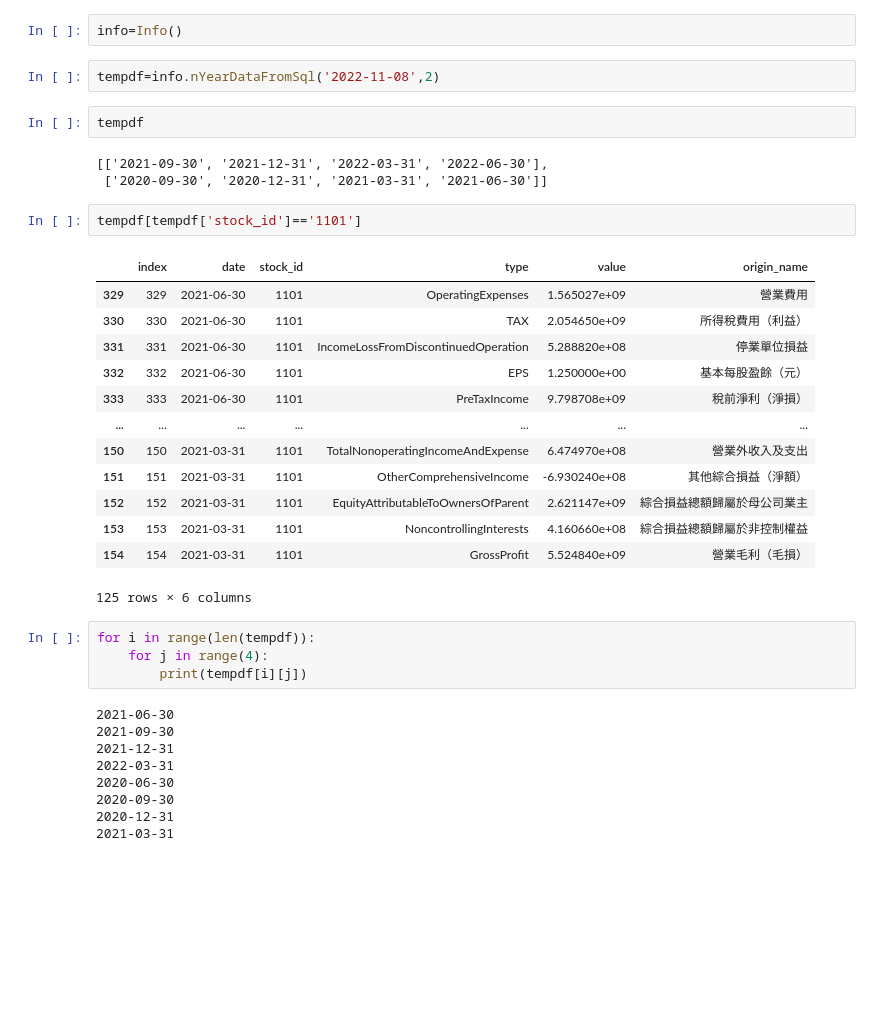
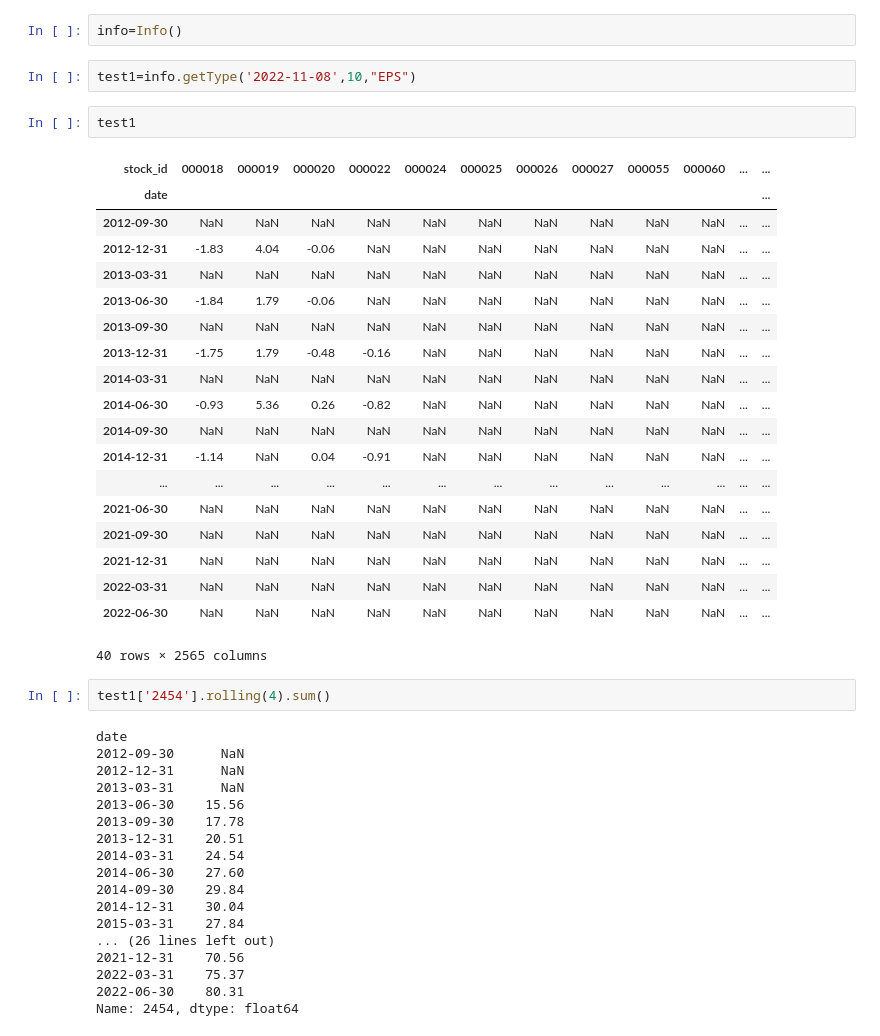
Before and after one commit to pkh-forresthsia/beTrue, a Jupyter notebook: test1.ipynb, the cells around one changed output. Drawn from its saved outputs; the diff is of its cells as text; blank space fills up the shorter version.

```diff
--- a/test1.ipynb
+++ b/test1.ipynb
@@ -3,38 +9,46 @@ from statement import *
 # %%
 info=Info()
 # %%
-tempdf=info.nYearDataFromSql('2022-11-08',2)
+test1=info.getType('2022-11-08',10,"EPS")
-# %%
-tempdf
-# %% [output]
-[['2021-09-30', '2021-12-31', '2022-03-31', '2022-06-30'],
- ['2020-09-30', '2020-12-31', '2021-03-31', '2021-06-30']]
-# %%
-tempdf[tempdf['stock_id']=='1101']
-# %% [output]
-|  | index | date | stock_id | type | value | origin_name |
-| 329 | 329 | 2021-06-30 | 1101 | OperatingExpenses | 1.565027e+09 | 營業費用 |
-| 330 | 330 | 2021-06-30 | 1101 | TAX | 2.054650e+09 | 所得稅費用（利益） |
-| 331 | 331 | 2021-06-30 | 1101 | IncomeLossFromDiscontinuedOperation | 5.288820e+08 | 停業單位損益 |
-| 332 | 332 | 2021-06-30 | 1101 | EPS | 1.250000e+00 | 基本每股盈餘（元） |
-| 333 | 333 | 2021-06-30 | 1101 | PreTaxIncome | 9.798708e+09 | 稅前淨利（淨損） |
-| ... | ... | ... | ... | ... | ... | ... |
-| 150 | 150 | 2021-03-31 | 1101 | TotalNonoperatingIncomeAndExpense | 6.474970e+08 | 營業外收入及支出 |
-| 151 | 151 | 2021-03-31 | 1101 | OtherComprehensiveIncome | -6.930240e+08 | 其他綜合損益（淨額） |
-| 152 | 152 | 2021-03-31 | 1101 | EquityAttributableToOwnersOfParent | 2.621147e+09 | 綜合損益總額歸屬於母公司業主 |
-| 153 | 153 | 2021-03-31 | 1101 | NoncontrollingInterests | 4.160660e+08 | 綜合損益總額歸屬於非控制權益 |
-| 154 | 154 | 2021-03-31 | 1101 | GrossProfit | 5.524840e+09 | 營業毛利（毛損） |
-125 rows × 6 columns
-# %%
-for i in range(len(tempdf)):
-    for j in range(4):
-        print(tempdf[i][j])
-# %% [output]
-2021-06-30
-2021-09-30
-2021-12-31
-2022-03-31
-2020-06-30
-2020-09-30
-2020-12-31
-2021-03-31
+# %%
+test1
+# %% [output]
+| stock_id | 000018 | 000019 | 000020 | 000022 | 000024 | 000025 | 000026 | 000027 | 000055 | 000060 | ... | ... |
+| date |  |  |  |  |  |  |  |  |  |  |  | ... |
+| 2012-09-30 | NaN | NaN | NaN | NaN | NaN | NaN | NaN | NaN | NaN | NaN | ... | ... |
+| 2012-12-31 | -1.83 | 4.04 | -0.06 | NaN | NaN | NaN | NaN | NaN | NaN | NaN | ... | ... |
+| 2013-03-31 | NaN | NaN | NaN | NaN | NaN | NaN | NaN | NaN | NaN | NaN | ... | ... |
+| 2013-06-30 | -1.84 | 1.79 | -0.06 | NaN | NaN | NaN | NaN | NaN | NaN | NaN | ... | ... |
+| 2013-09-30 | NaN | NaN | NaN | NaN | NaN | NaN | NaN | NaN | NaN | NaN | ... | ... |
+| 2013-12-31 | -1.75 | 1.79 | -0.48 | -0.16 | NaN | NaN | NaN | NaN | NaN | NaN | ... | ... |
+| 2014-03-31 | NaN | NaN | NaN | NaN | NaN | NaN | NaN | NaN | NaN | NaN | ... | ... |
+| 2014-06-30 | -0.93 | 5.36 | 0.26 | -0.82 | NaN | NaN | NaN | NaN | NaN | NaN | ... | ... |
+| 2014-09-30 | NaN | NaN | NaN | NaN | NaN | NaN | NaN | NaN | NaN | NaN | ... | ... |
+| 2014-12-31 | -1.14 | NaN | 0.04 | -0.91 | NaN | NaN | NaN | NaN | NaN | NaN | ... | ... |
+| ... | ... | ... | ... | ... | ... | ... | ... | ... | ... | ... | ... | ... |
+| 2021-06-30 | NaN | NaN | NaN | NaN | NaN | NaN | NaN | NaN | NaN | NaN | ... | ... |
+| 2021-09-30 | NaN | NaN | NaN | NaN | NaN | NaN | NaN | NaN | NaN | NaN | ... | ... |
+| 2021-12-31 | NaN | NaN | NaN | NaN | NaN | NaN | NaN | NaN | NaN | NaN | ... | ... |
+| 2022-03-31 | NaN | NaN | NaN | NaN | NaN | NaN | NaN | NaN | NaN | NaN | ... | ... |
+| 2022-06-30 | NaN | NaN | NaN | NaN | NaN | NaN | NaN | NaN | NaN | NaN | ... | ... |
+40 rows × 2565 columns
+# %%
+test1['2454'].rolling(4).sum()
+# %% [output]
+date
+2012-09-30      NaN
+2012-12-31      NaN
+2013-03-31      NaN
+2013-06-30    15.56
+2013-09-30    17.78
+2013-12-31    20.51
+2014-03-31    24.54
+2014-06-30    27.60
+2014-09-30    29.84
+2014-12-31    30.04
+2015-03-31    27.84
+... (26 lines left out)
+2021-12-31    70.56
+2022-03-31    75.37
+2022-06-30    80.31
+Name: 2454, dtype: float64
```
Also changed, not shown: parts of 1 cell of this notebook, 1 other file.
